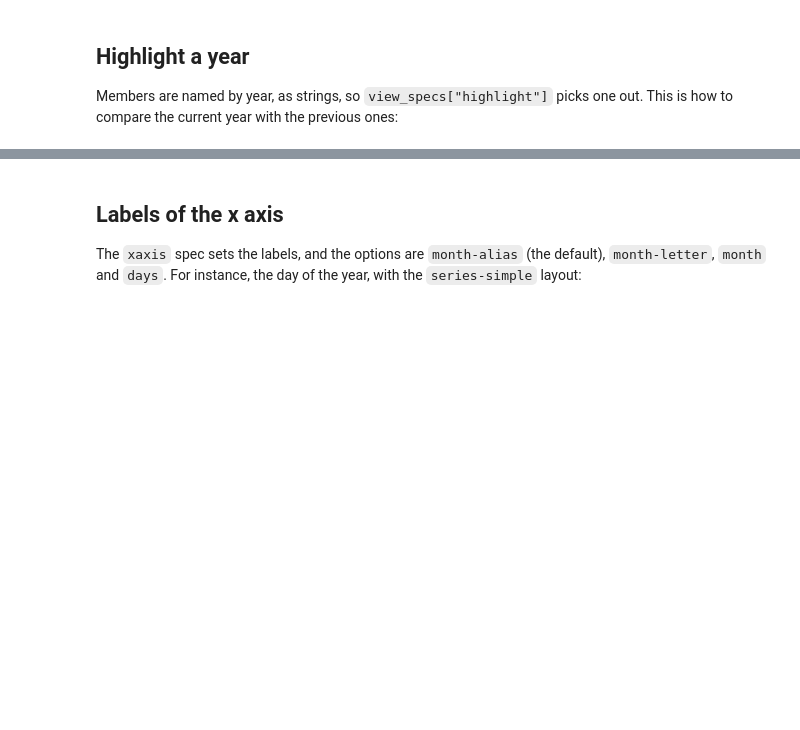
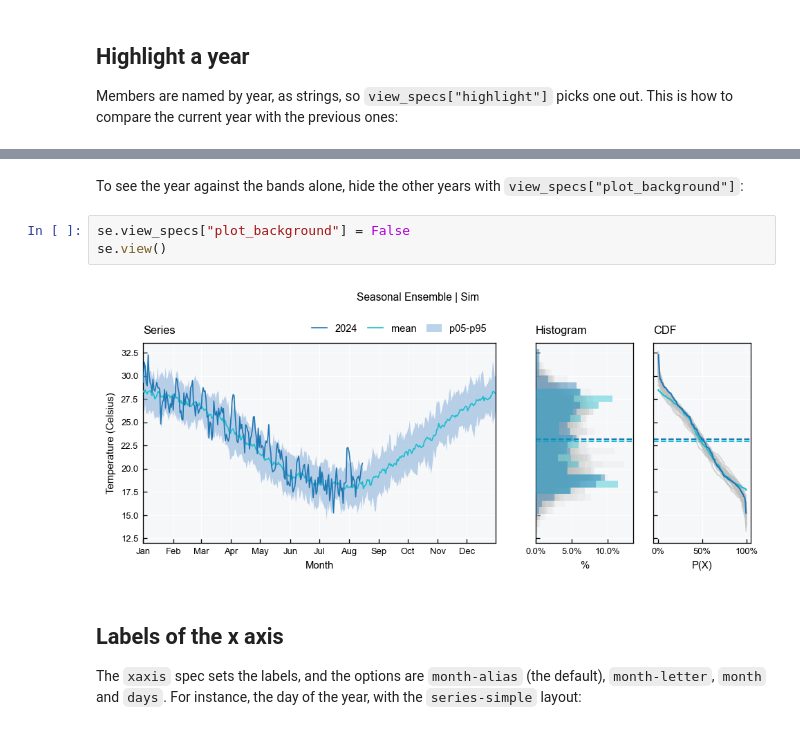
Before and after one commit to iporepos/plans, a Jupyter notebook: docs/tutorials/timeseries_11_seasonal.ipynb, the cells around one changed output, grey strips where cells are left out. Cells and saved outputs as stored; diff of their text form; blank space fills up the shorter version.

```diff
--- a/docs/tutorials/timeseries_11_seasonal.ipynb
+++ b/docs/tutorials/timeseries_11_seasonal.ipynb
@@ -71,3 +71,10 @@ se.view()
+# %% [markdown]
+To see the year against the bands alone, hide the other years with `view_specs["plot_background"]`:
+# %%
+se.view_specs["plot_background"] = False
+se.view()
+# %% [output]
+[figure, added]
 # %% [markdown]
 ## Labels of the x axis
 
```
Also changed, not shown: parts of 7 cells of this notebook, 17 other files.
